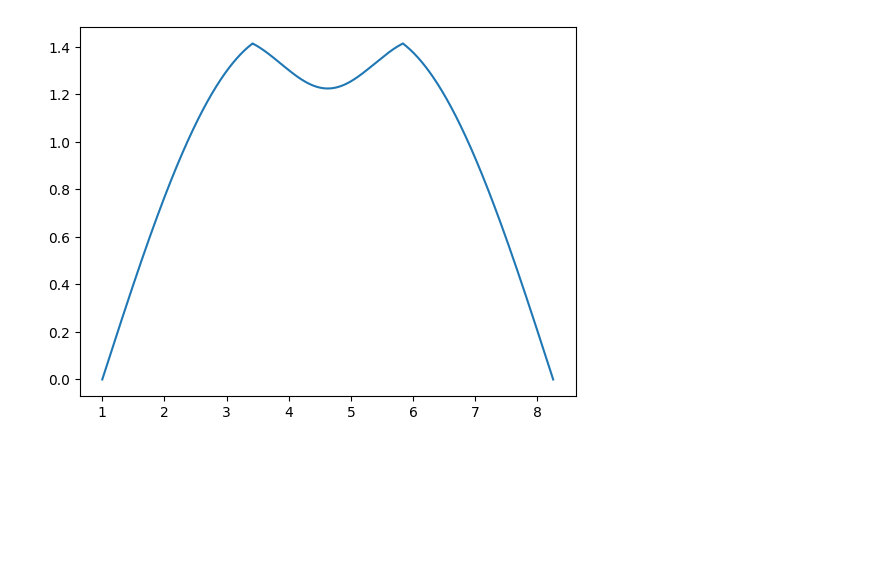
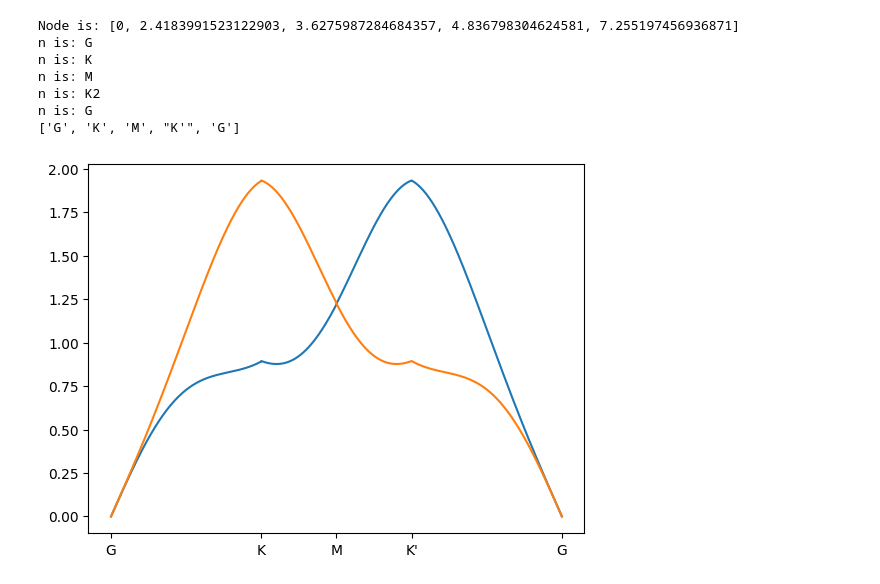
Before and after one commit to JYNi16/Magnon, a Jupyter notebook: MnPS3/monolayer_MnPS3.ipynb, the cells around one changed output. Drawn from its saved outputs; the diff is of its cells as text; code cells hidden in the pictures; blank space fills up the shorter version.

```diff
--- a/MnPS3/monolayer_MnPS3.ipynb
+++ b/MnPS3/monolayer_MnPS3.ipynb
@@ -85,19 +88,3 @@ def E_DM(K):
     E_p = np.sqrt(round((3*J1-Keff)*(3*J1-Keff),6) - round(J1*J1*f_2,6)) + Dg
     E_n = np.sqrt(round((3*J1-Keff)*(3*J1-Keff),6) - round(J1*J1*f_2,6)) - Dg
     return np.array([E_p, E_n])
-# %%
-def plot_band():
-    k_point_path, k_path, Node = kpath([G,K,M,K2,G])
-
-    E_band = []
-    for i in range(len(k_point_path)):
-        test_E = np.array(list(map(E, k_point_path[i])))
-        E_band.append(test_E)
-
-    eig_1 = np.hstack(tuple(E_band))
-    plt.plot(k_path, eig_1)
-    plt.show()
-
-plot_band()
-# %% [output]
-[figure, removed]
@@ -122,0 +91,47 @@ plt.show()
+# %%
+def plot_band():
+    k_sym_points = [G,K,M,K2,G]
+    k_label = ["G", "K", "M", "K2", "G"]
+    k_point_path, k_path, Node = k_path_generation(k_sym_points)
+
+    E_band = []
+    for i in range(len(k_point_path)):
+        test_E = np.array(list(map(E_DM, k_point_path[i])))
+        E_band.append(test_E)
+
+    shape = E_band[0].shape
+    Node_label = []
+    for n in k_label:
+        print("n is:", n)
+        if n == "G":
+            Node_label.append(str("G"))
+        elif n == "K2":
+            Node_label.append(str("K'"))
+        else:
+            Node_label.append(str(n))
+
+    if len(shape) < 2:
+        eig = np.hstack(tuple(E_band))
+        plt.plot(k_path, eig_1)
+        plt.xticks(Node,Node_label)
+        plt,show()
+
+        return
+
+    for i in range(shape[1]):
+        eig_test = np.hstack((Eig_gk_dm[:,i],Eig_km_dm[:,i],Eig_mk2_dm[:,i],Eig_k2g_dm[:,i]))
+
+        plt.plot(k_path, eig_test)
+        plt.xticks(Node,Node_label)
+    plt.show()
+
+plot_band()
+# %% [output]
+Node is: [0, 2.4183991523122903, 3.6275987284684357, 4.836798304624581, 7.255197456936871]
+n is: G
+n is: K
+n is: M
+n is: K2
+n is: G
+['G', 'K', 'M', "K'", 'G']
+[figure, added]
```
Also changed, not shown: parts of 4 cells of this notebook.
